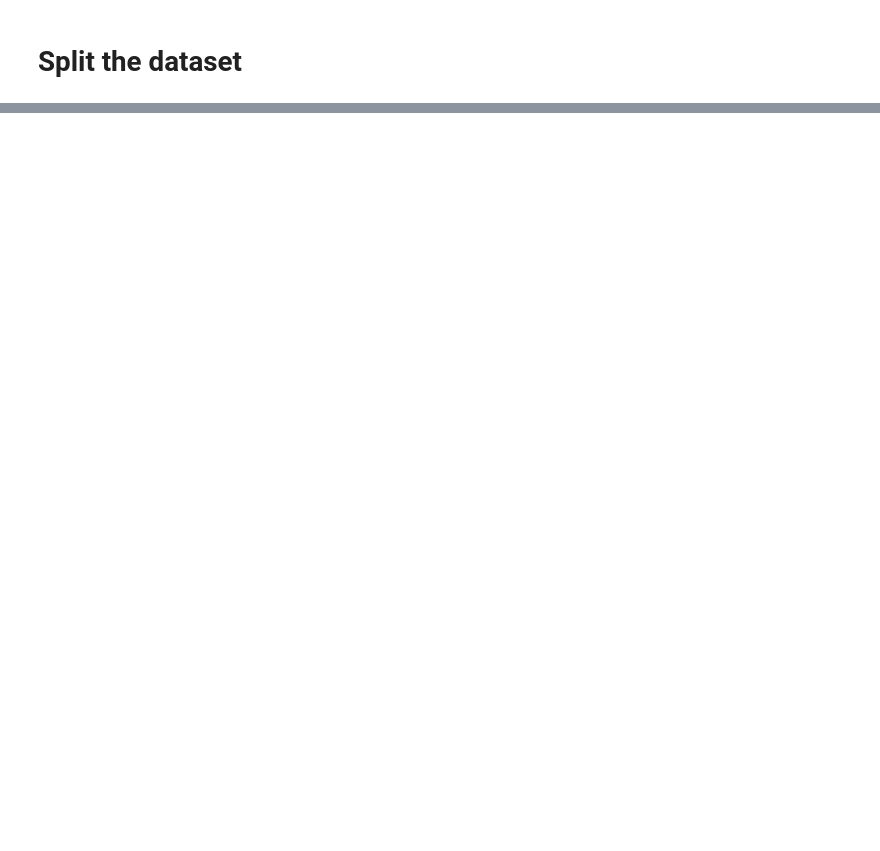
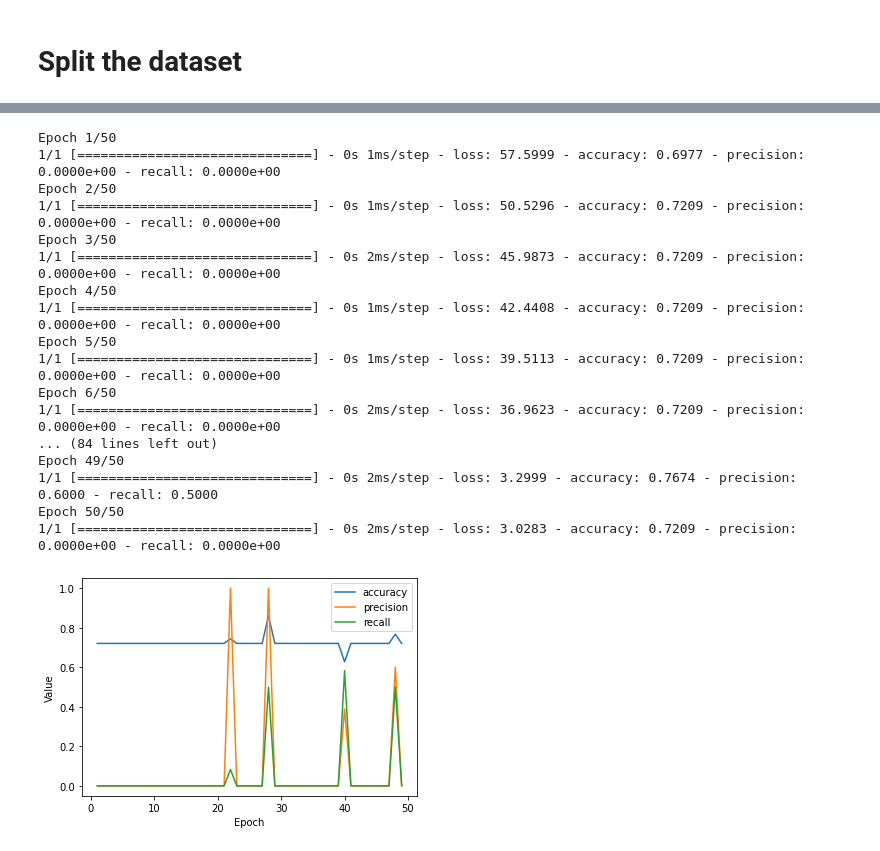
Before and after one commit to googleinterns/activity-recognition, a Jupyter notebook: location/lbs/activity/audioset/training/training_test.ipynb, the cells around one changed output, grey strips where cells are left out. Drawn from its saved outputs; the diff is of its cells as text; code cells hidden in the pictures; blank space fills up the shorter version.

Commit message:
visualize features

```diff
--- a/location/lbs/activity/audioset/training/training_test.ipynb
+++ b/location/lbs/activity/audioset/training/training_test.ipynb
@@ -146,4 +184,4 @@ def get_data_for_model(dfs, ratio):
 # %% [markdown]
 # Split the dataset
 # %%
-x_train, x_test, y_train, y_test = train_test_split(X, y, test_size=0.20, random_state = 42)
+x_train, x_val, y_train, y_val = train_test_split(X, y, test_size=0.01, random_state = 42)
@@ -333,0 +249,18 @@ F1-Score: [0.125, 0.125, 0.125, 0.125, 0.125, 0.125, 0.125, 0.125, 0.125, 0.125,
+# %%
+#@title Define the plotting function.
+def plot_curve(epochs, hist, list_of_metrics):
+  """Plot a curve of one or more classification metrics vs. epoch."""
+  # list_of_metrics should be one of the names shown in:
+  # https://www.tensorflow.org/tutorials/structured_data/imbalanced_data#define_the_model_and_metrics
+
+  plt.figure()
+  plt.xlabel("Epoch")
+  plt.ylabel("Value")
+
+  for m in list_of_metrics:
+    x = hist[m]
+    plt.plot(epochs[1:], x[1:], label=m)
+
+  plt.legend()
+
+print("Defined the plot_curve function.")
@@ -333,0 +335,47 @@ F1-Score: [0.125, 0.125, 0.125, 0.125, 0.125, 0.125, 0.125, 0.125, 0.125, 0.125,
+# %%
+# The following variables are the hyperparameters.
+learning_rate = 0.001
+epochs = 50
+batch_size = 100
+classification_threshold = 0.52
+label_name = "label"
+
+# Here is the updated definition of METRICS:
+METRICS = [
+      tf.keras.metrics.BinaryAccuracy(
+          name='accuracy', threshold=classification_threshold),
+      tf.keras.metrics.Precision(
+          thresholds=classification_threshold, name='precision'),
+      tf.keras.metrics.Recall(
+          thresholds=classification_threshold, name="recall"),
+]
+
+# Establish the model's topography.
+my_model = create_model(learning_rate, METRICS)
+
+# Train the model on the training set.
+epochs, hist = train_model(my_model, x_train, y_train, epochs,
+                          label_name, batch_size)
+
+# Plot metrics vs. epochs
+list_of_metrics_to_plot = ['accuracy', "precision", "recall"]
+plot_curve(epochs, hist, list_of_metrics_to_plot)
+# %% [output]
+Epoch 1/50
+1/1 [==============================] - 0s 1ms/step - loss: 57.5999 - accuracy: 0.6977 - precision: 0.0000e+00 - recall: 0.0000e+00
+Epoch 2/50
+1/1 [==============================] - 0s 1ms/step - loss: 50.5296 - accuracy: 0.7209 - precision: 0.0000e+00 - recall: 0.0000e+00
+Epoch 3/50
+1/1 [==============================] - 0s 2ms/step - loss: 45.9873 - accuracy: 0.7209 - precision: 0.0000e+00 - recall: 0.0000e+00
+Epoch 4/50
+1/1 [==============================] - 0s 1ms/step - loss: 42.4408 - accuracy: 0.7209 - precision: 0.0000e+00 - recall: 0.0000e+00
+Epoch 5/50
+1/1 [==============================] - 0s 1ms/step - loss: 39.5113 - accuracy: 0.7209 - precision: 0.0000e+00 - recall: 0.0000e+00
+Epoch 6/50
+1/1 [==============================] - 0s 2ms/step - loss: 36.9623 - accuracy: 0.7209 - precision: 0.0000e+00 - recall: 0.0000e+00
+... (84 lines left out)
+Epoch 49/50
+1/1 [==============================] - 0s 2ms/step - loss: 3.2999 - accuracy: 0.7674 - precision: 0.6000 - recall: 0.5000
+Epoch 50/50
+1/1 [==============================] - 0s 2ms/step - loss: 3.0283 - accuracy: 0.7209 - precision: 0.0000e+00 - recall: 0.0000e+00
+[figure, added]
```
Also changed, not shown: parts of 26 cells of this notebook, 2 other files.
